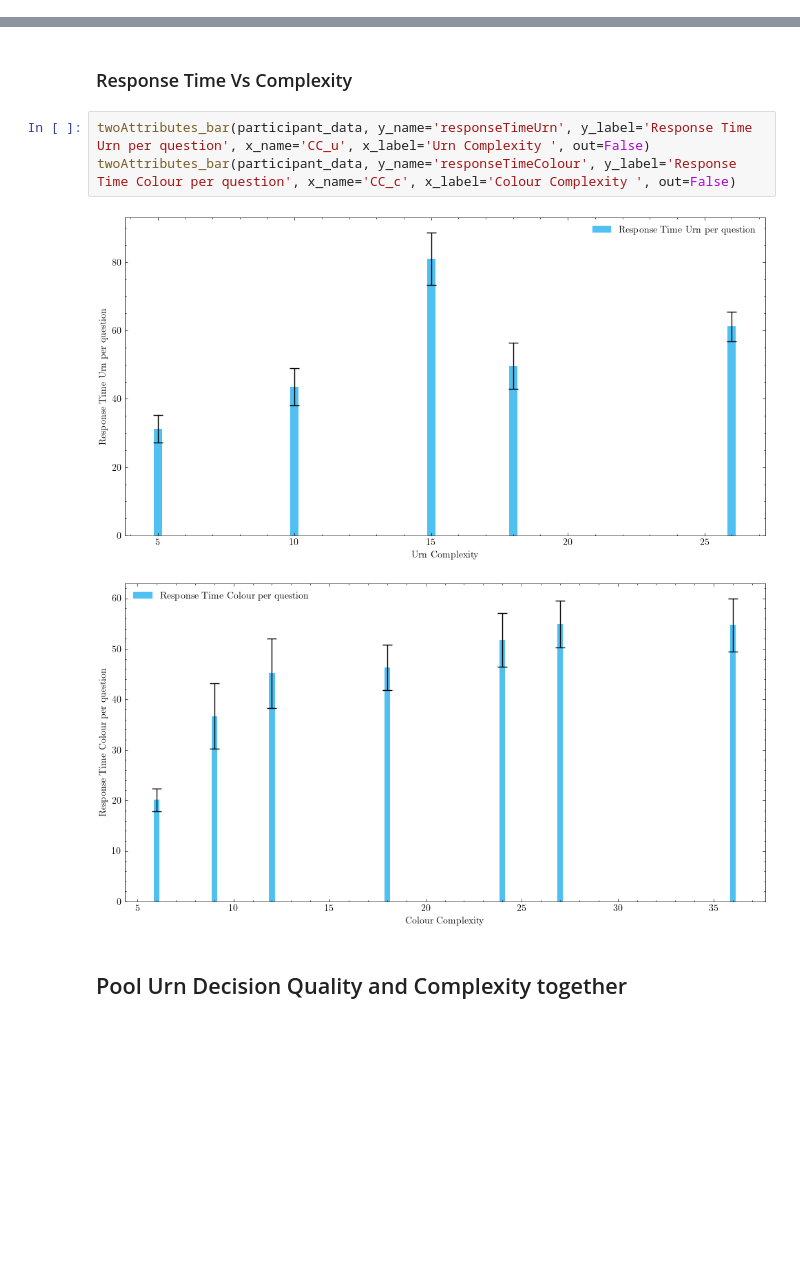
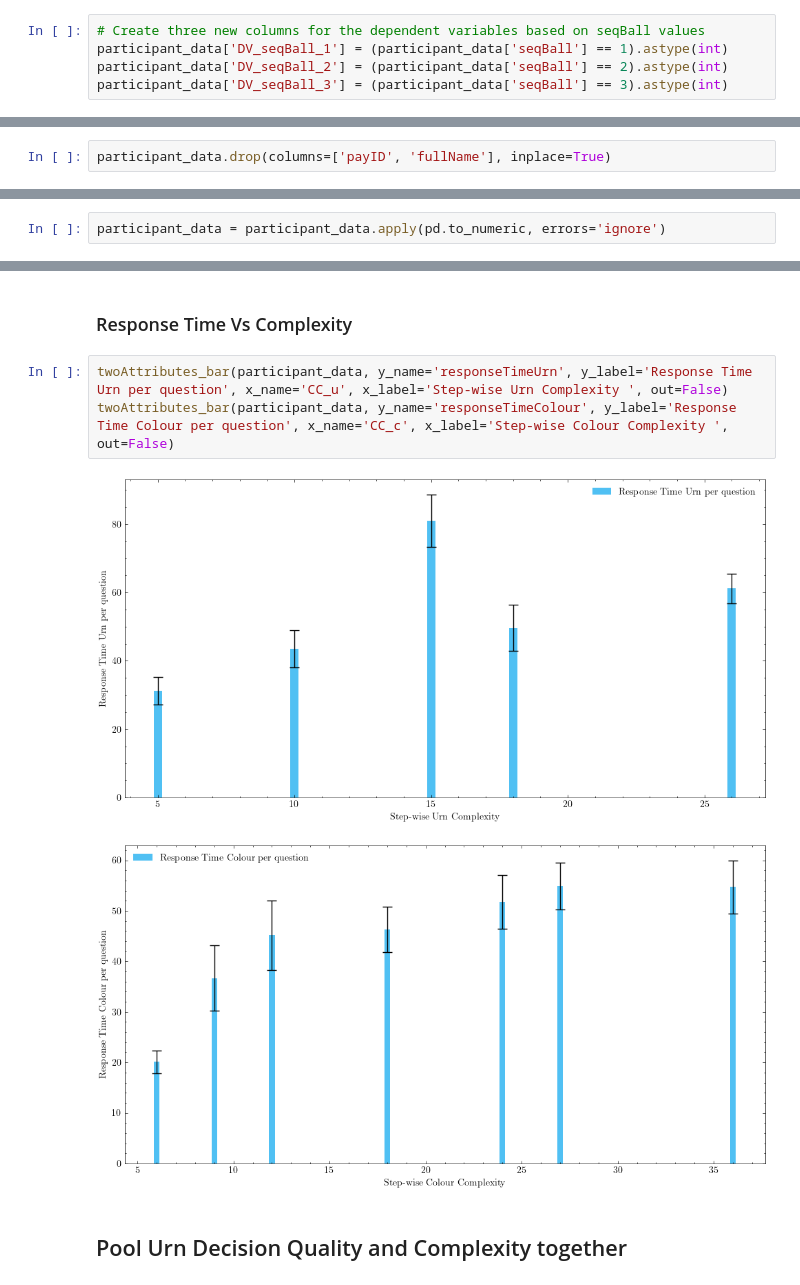
Before and after one commit to ZhongyuXu/beliefUpdating, a Jupyter notebook: Analysis/draft2.ipynb, the cells around one changed output, grey strips where cells are left out. Drawn from its saved outputs; the diff is of its cells as text; blank space fills up the shorter version.

```diff
--- a/Analysis/draft2.ipynb
+++ b/Analysis/draft2.ipynb
@@ -547,0 +550,5 @@ Index(['participantID', 'instanceName', 'seqBall', 'responseTimeUrn',
+# %%
+# Create three new columns for the dependent variables based on seqBall values
+participant_data['DV_seqBall_1'] = (participant_data['seqBall'] == 1).astype(int)
+participant_data['DV_seqBall_2'] = (participant_data['seqBall'] == 2).astype(int)
+participant_data['DV_seqBall_3'] = (participant_data['seqBall'] == 3).astype(int)
@@ -791,0 +708,2 @@ Average payment after 10000 simulations: 28.590263157894732
+# %%
+participant_data.drop(columns=['payID', 'fullName'], inplace=True)
@@ -792,3 +712,5 @@ Average payment after 10000 simulations: 28.590263157894732
+# %%
+participant_data = participant_data.apply(pd.to_numeric, errors='ignore')
 # %%
 participant_data.columns
 # %% [output]
@@ -984,11 +988,11 @@ plt.show()
 # %% [markdown]
 ### Response Time Vs Complexity
 # %%
-twoAttributes_bar(participant_data, y_name='responseTimeUrn', y_label='Response Time Urn per question', x_name='CC_u', x_label='Urn Complexity ', out=False)
-twoAttributes_bar(participant_data, y_name='responseTimeColour', y_label='Response Time Colour per question', x_name='CC_c', x_label='Colour Complexity ', out=False)
+twoAttributes_bar(participant_data, y_name='responseTimeUrn', y_label='Response Time Urn per question', x_name='CC_u', x_label='Step-wise Urn Complexity ', out=False)
+twoAttributes_bar(participant_data, y_name='responseTimeColour', y_label='Response Time Colour per question', x_name='CC_c', x_label='Step-wise Colour Complexity ', out=False)
 # %% [output]
-[figure, old version]
+[figure, new version]
-[figure, old version]
+[figure, new version]
 # %% [markdown]
 ## Pool Urn Decision Quality and Complexity together
 # %%
```
Also changed, not shown: parts of 46 cells of this notebook.
